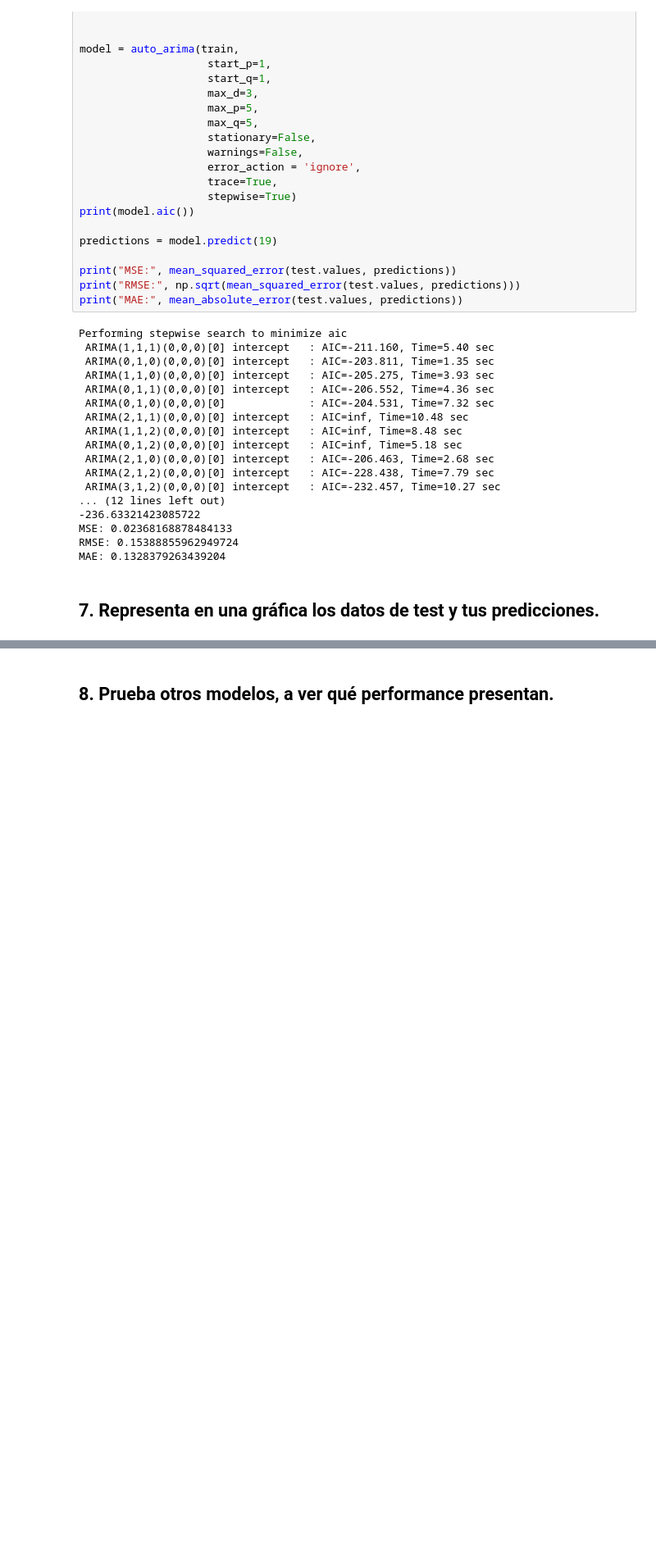
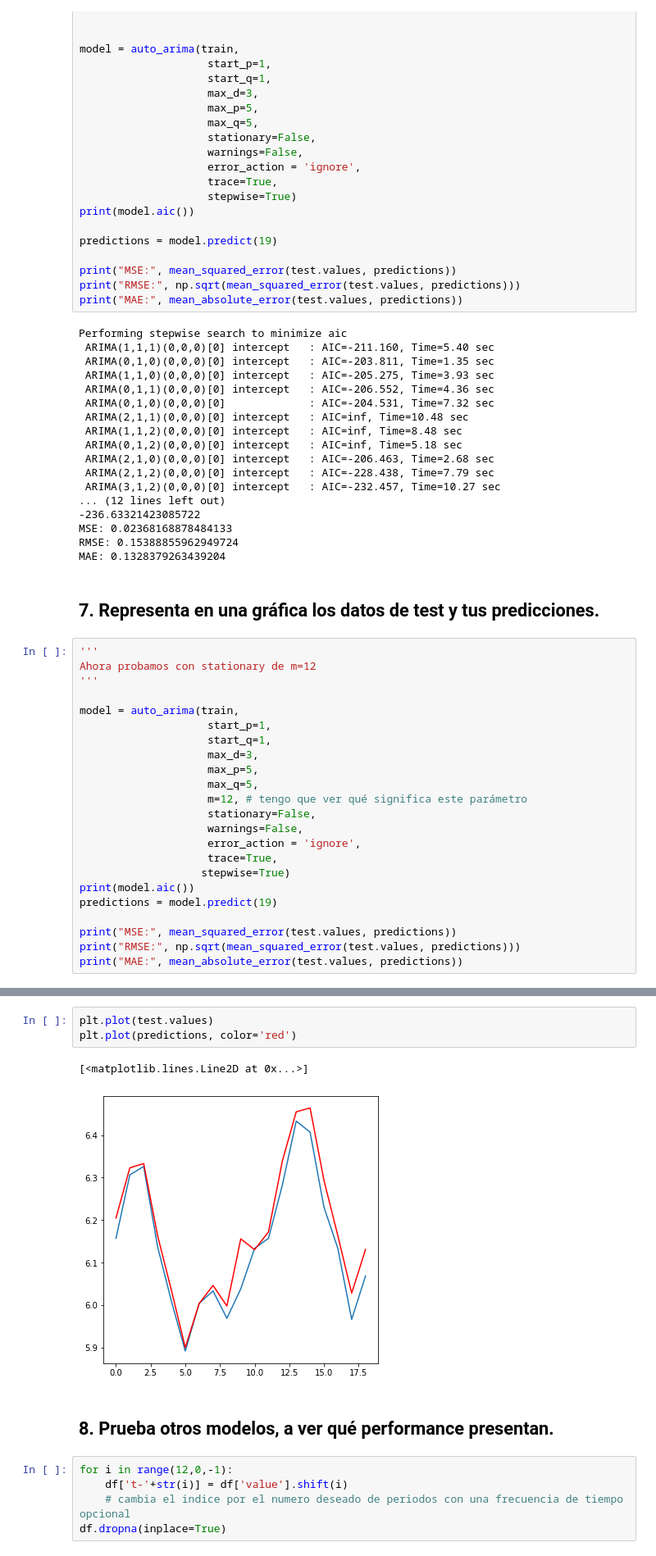
Before and after one commit to marcusRB/thebridge_ft_nov21, a Jupyter notebook: 4-Machine_Learning/4-Time_Series/ejercicios/Air Passengers Prediction.ipynb, the cells around one changed output, grey strips where cells are left out. Shown: that part at 82% size. Saved outputs shown, nothing was run; the diff lists cells and outputs as text; blank space fills up the shorter version.

```diff
--- a/4-Machine_Learning/4-Time_Series/ejercicios/Air Passengers Prediction.ipynb
+++ b/4-Machine_Learning/4-Time_Series/ejercicios/Air Passengers Prediction.ipynb
@@ -198,3 +198,26 @@ RMSE: 0.15388855962949724
 MAE: 0.1328379263439204
 # %% [markdown]
 ## 7. Representa en una gráfica los datos de test y tus predicciones.
+# %%
+'''
+Ahora probamos con stationary de m=12
+'''
+
+model = auto_arima(train,
+                    start_p=1,
+                    start_q=1,
+                    max_d=3,
+                    max_p=5,
+                    max_q=5,
+                    m=12, # tengo que ver qué significa este parámetro
+                    stationary=False,
+                    warnings=False,
+                    error_action = 'ignore',
+                    trace=True,
+                   stepwise=True)
+print(model.aic())
+predictions = model.predict(19)
+
+print("MSE:", mean_squared_error(test.values, predictions))
+print("RMSE:", np.sqrt(mean_squared_error(test.values, predictions)))
+print("MAE:", mean_absolute_error(test.values, predictions))
@@ -201,2 +265,13 @@ MAE: 0.1328379263439204
+# %%
+plt.plot(test.values)
+plt.plot(predictions, color='red')
+# %% [output]
+[<matplotlib.lines.Line2D at 0x...>]
+[figure, added]
 # %% [markdown]
 ## 8. Prueba otros modelos, a ver qué performance presentan.
+# %%
+for i in range(12,0,-1):
+    df['t-'+str(i)] = df['value'].shift(i)
+    # cambia el indice por el numero deseado de periodos con una frecuencia de tiempo opcional
+df.dropna(inplace=True)
```
Also changed, not shown: parts of 8 cells of this notebook.
